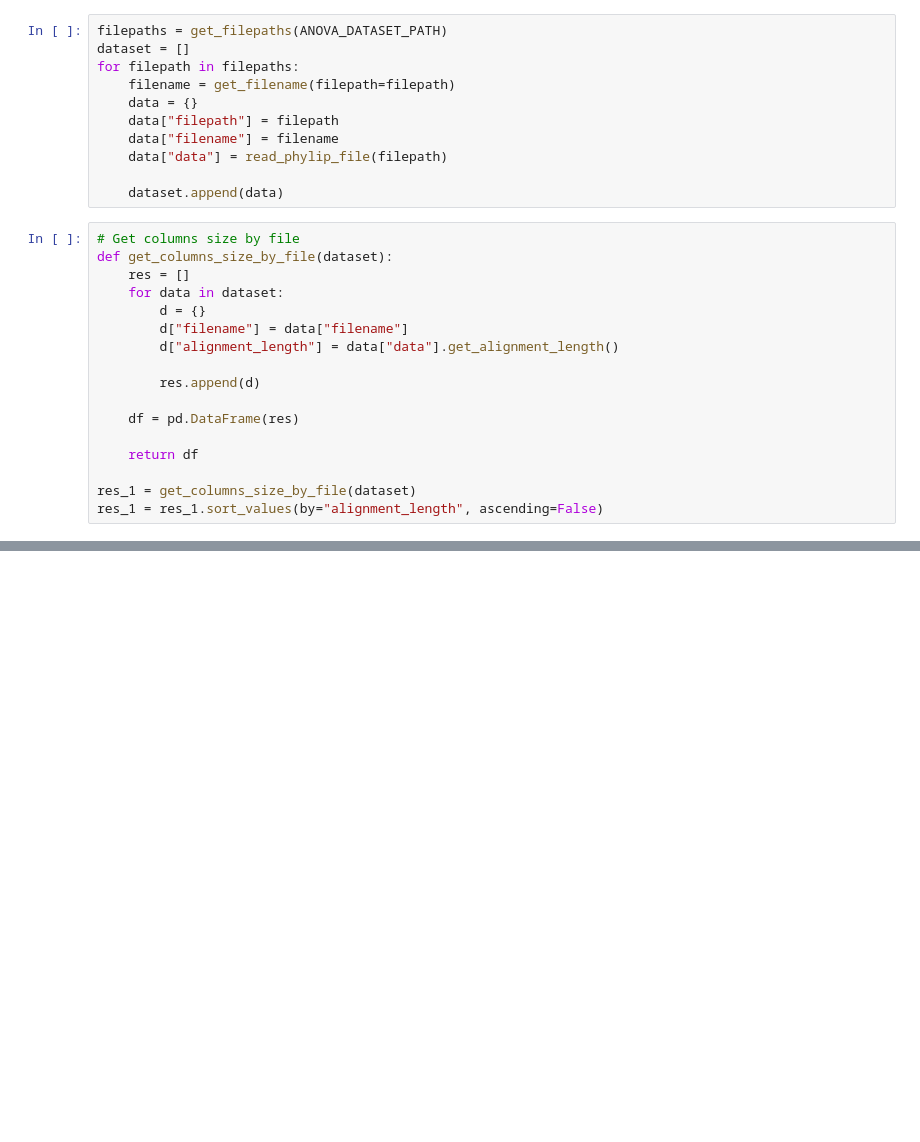
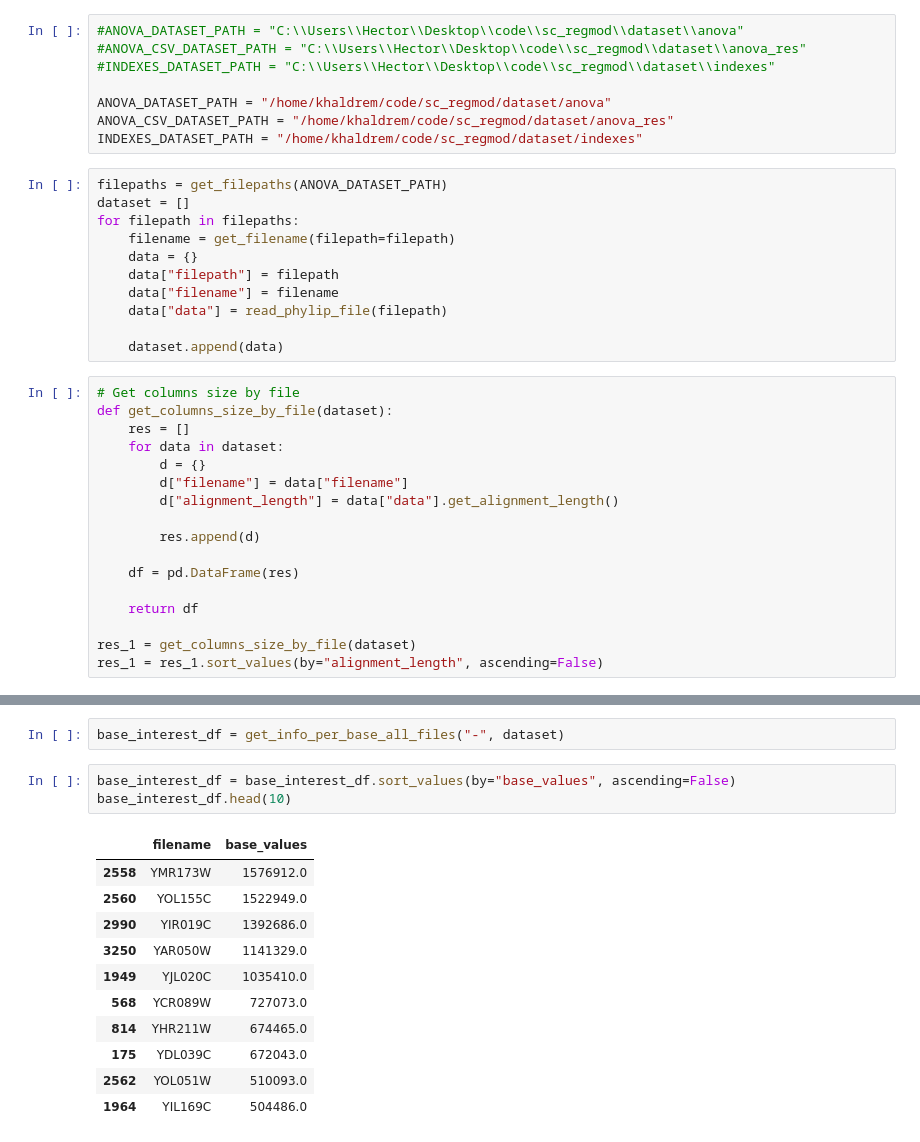
Before and after one commit to Khaldrem/sc_regmod, a Jupyter notebook: notebooks/preprocessing/visualization.ipynb, the cells around one changed output, grey strips where cells are left out. Cells and saved outputs as stored; diff of their text form; blank space fills up the shorter version.

Commit message:
ADD: data vis csv anova

```diff
--- a/notebooks/preprocessing/visualization.ipynb
+++ b/notebooks/preprocessing/visualization.ipynb
@@ -21,3 +19,11 @@ ANOVA_DATASET_PATH = "C:\\Users\\Hector\\Desktop\\code\\sc_regmod\\dataset\\anov
+# %%
+#ANOVA_DATASET_PATH = "C:\\Users\\Hector\\Desktop\\code\\sc_regmod\\dataset\\anova"
+#ANOVA_CSV_DATASET_PATH = "C:\\Users\\Hector\\Desktop\\code\\sc_regmod\\dataset\\anova_res"
+#INDEXES_DATASET_PATH = "C:\\Users\\Hector\\Desktop\\code\\sc_regmod\\dataset\\indexes"
+
+ANOVA_DATASET_PATH = "/home/khaldrem/code/sc_regmod/dataset/anova"
+ANOVA_CSV_DATASET_PATH = "/home/khaldrem/code/sc_regmod/dataset/anova_res"
+INDEXES_DATASET_PATH = "/home/khaldrem/code/sc_regmod/dataset/indexes"
 # %%
 filepaths = get_filepaths(ANOVA_DATASET_PATH)
 dataset = []
@@ -61,0 +144,17 @@ fig.show()
+# %%
+base_interest_df = get_info_per_base_all_files("-", dataset)
+# %%
+base_interest_df = base_interest_df.sort_values(by="base_values", ascending=False)
+base_interest_df.head(10)
+# %% [output]
+|  | filename | base_values |
+| 2558 | YMR173W | 1576912.0 |
+| 2560 | YOL155C | 1522949.0 |
+| 2990 | YIR019C | 1392686.0 |
+| 3250 | YAR050W | 1141329.0 |
+| 1949 | YJL020C | 1035410.0 |
+| 568 | YCR089W | 727073.0 |
+| 814 | YHR211W | 674465.0 |
+| 175 | YDL039C | 672043.0 |
+| 2562 | YOL051W | 510093.0 |
+| 1964 | YIL169C | 504486.0 |
```
Also changed, not shown: parts of 8 cells of this notebook, 3 other files.
